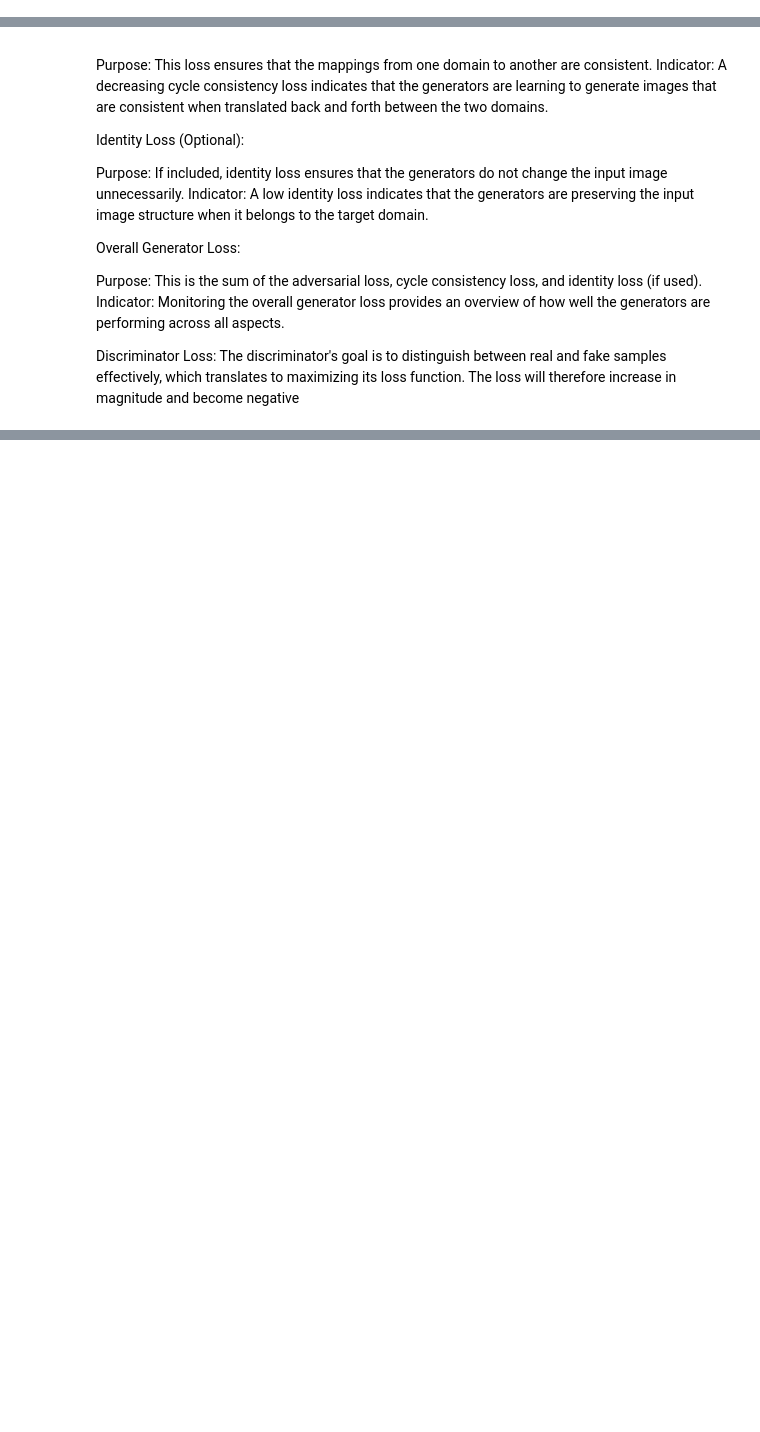
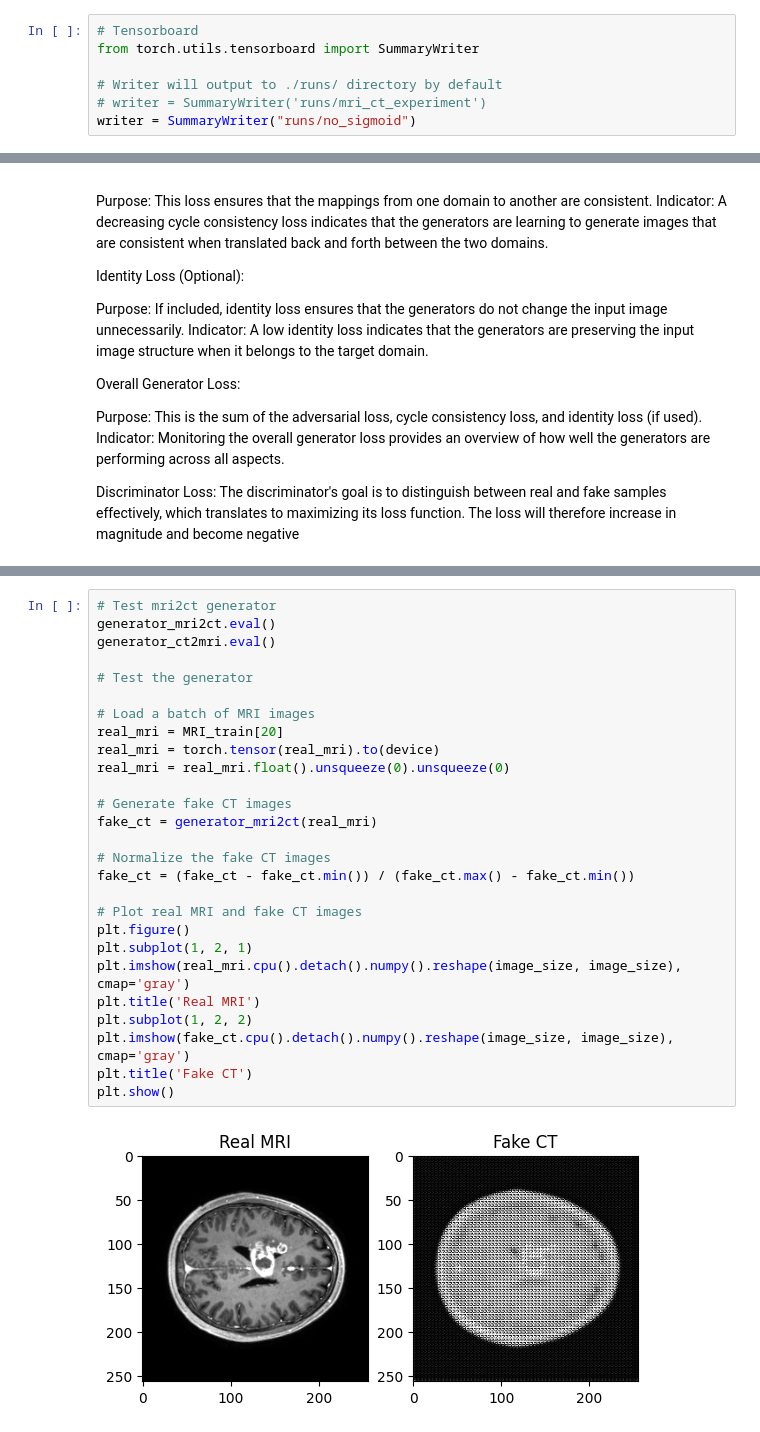
Before and after one commit to rsaif22/ECSE-552-Final-Project, a Jupyter notebook: experiment_v1.ipynb, the cells around one changed output, grey strips where cells are left out. Saved outputs shown, nothing was run; the diff lists cells and outputs as text; blank space fills up the shorter version.

Commit message:
Added tensorboard, initial model

```diff
--- a/experiment_v1.ipynb
+++ b/experiment_v1.ipynb
@@ -34,3 +61,10 @@ for i in range(5):
+# %%
+# Tensorboard
+from torch.utils.tensorboard import SummaryWriter
+
+# Writer will output to ./runs/ directory by default
+# writer = SummaryWriter('runs/mri_ct_experiment')
+writer = SummaryWriter("runs/no_sigmoid")
 # %% [markdown]
 **Training**
 Adversarial Loss (Discriminator Loss):
@@ -193,0 +267,29 @@ for epoch in range(num_epochs):
+# %%
+# Test mri2ct generator
+generator_mri2ct.eval()
+generator_ct2mri.eval()
+
+# Test the generator
+
+# Load a batch of MRI images
+real_mri = MRI_train[20]
+real_mri = torch.tensor(real_mri).to(device)
+real_mri = real_mri.float().unsqueeze(0).unsqueeze(0)
+
+# Generate fake CT images
+fake_ct = generator_mri2ct(real_mri)
+
+# Normalize the fake CT images
+fake_ct = (fake_ct - fake_ct.min()) / (fake_ct.max() - fake_ct.min())
+
+# Plot real MRI and fake CT images
+plt.figure()
+plt.subplot(1, 2, 1)
+plt.imshow(real_mri.cpu().detach().numpy().reshape(image_size, image_size), cmap='gray')
+plt.title('Real MRI')
+plt.subplot(1, 2, 2)
+plt.imshow(fake_ct.cpu().detach().numpy().reshape(image_size, image_size), cmap='gray')
+plt.title('Fake CT')
+plt.show()
+# %% [output]
+[figure, added]
```
Also changed, not shown: parts of 7 cells of this notebook, 2 other files.
